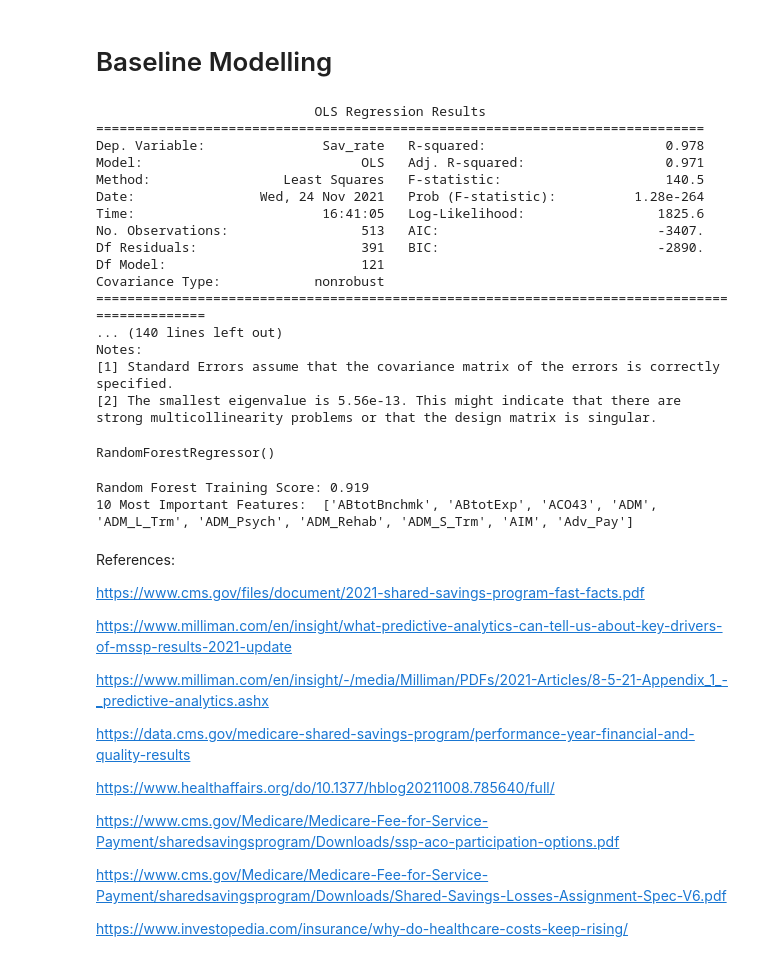
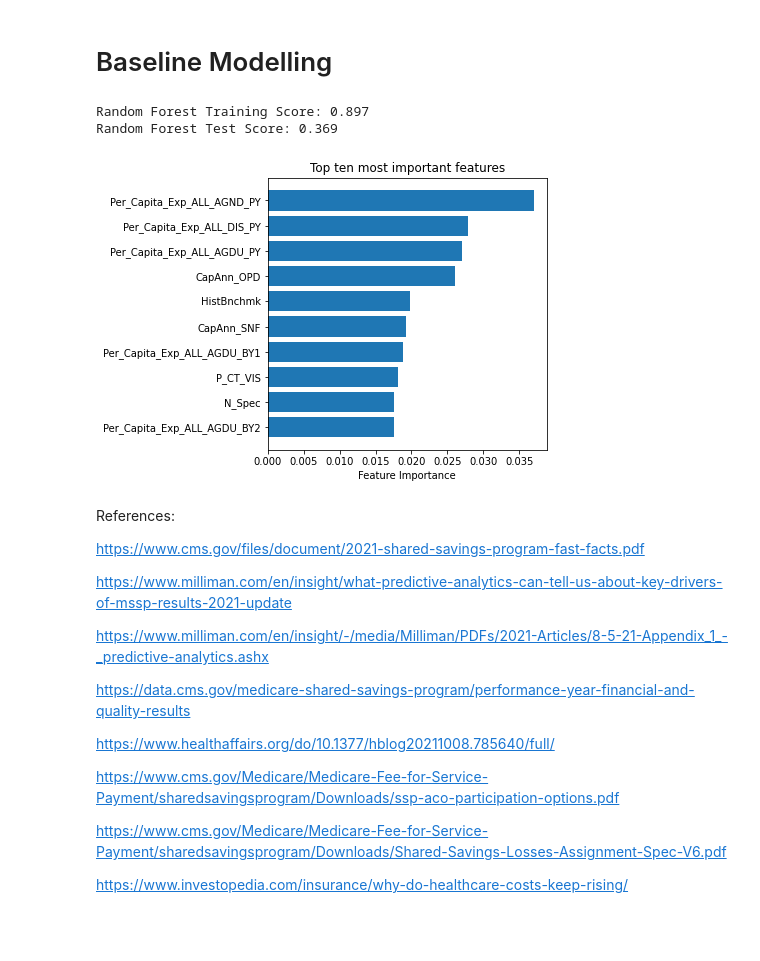
Before and after one commit to eshantewari/cs109-final-project, a Jupyter notebook: EDA.ipynb, the cells around one changed output. Drawn from its saved outputs; the diff is of its cells as text; code cells hidden in the pictures; blank space fills up the shorter version.

Commit message:
Consolidated base model information
Consolidate base model information between EDA and EDA-Aaron. Generated plots for the feature importance.

```diff
--- a/EDA.ipynb
+++ b/EDA.ipynb
@@ -286,49 +296,35 @@ data_mod = pd.get_dummies(data_mod, columns=cat_cols_to_encode)
 nans = ['DisAdj', 'PosRegAdj', 'Adv_Pay_Amt','Adv_Pay_Recoup']
 data_mod = data_mod.drop(nans, axis=1)
 
-x = data_mod.drop(['Sav_rate'], axis=1)
+X = data_mod.drop(['Sav_rate'], axis=1)
 y = data_mod['Sav_rate']
-sm.add_constant(x)
-result = sm.OLS(y, x).fit()
 
-print(result.summary())
+X_train, X_test, y_train, y_test = train_test_split(X, y, train_size=.8, random_state=34)
-# %% [output]
-                            OLS Regression Results
-==============================================================================
-Dep. Variable:               Sav_rate   R-squared:                       0.978
-Model:                            OLS   Adj. R-squared:                  0.971
-Method:                 Least Squares   F-statistic:                     140.5
-Date:                Wed, 24 Nov 2021   Prob (F-statistic):          1.28e-264
-Time:                        16:41:05   Log-Likelihood:                 1825.6
-No. Observations:                 513   AIC:                            -3407.
-Df Residuals:                     391   BIC:                            -2890.
-Df Model:                         121
-Covariance Type:            nonrobust
-===============================================================================================
-... (140 lines left out)
-Notes:
-[1] Standard Errors assume that the covariance matrix of the errors is correctly specified.
-[2] The smallest eigenvalue is 5.56e-13. This might indicate that there are
-strong multicollinearity problems or that the design matrix is singular.
-# %%
-#Random Forest Model
-x = data_mod.drop(['Sav_rate'], axis=1)
-y = data_mod['Sav_rate']
-rf = RandomForestRegressor()
-rf.fit(x, y)
-# %% [output]
-RandomForestRegressor()
-# %%
-print(f"Random Forest Training Score: {rf.score(x, y):.3f}")
-
-cols = x.columns
-feat_importances = rf.feature_importances_
-
-features, importance = (list(t) for t in zip(*sorted(zip(cols, feat_importances))))
-print("10 Most Important Features: ",features[:10])
-# %% [output]
-Random Forest Training Score: 0.919
-10 Most Important Features:  ['ABtotBnchmk', 'ABtotExp', 'ACO43', 'ADM', 'ADM_L_Trm', 'ADM_Psych', 'ADM_Rehab', 'ADM_S_Trm', 'AIM', 'Adv_Pay']
+# %%
+# Create and train Random Forest Regressor
+rf = RandomForestRegressor(max_features='sqrt')
+rf.fit(X_train, y_train)
+
+print(f"Random Forest Training Score: {rf.score(X_train, y_train):.3f}")
+print(f"Random Forest Test Score: {rf.score(X_test, y_test):.3f}")
+
+# Find most important feautres
+cols = X.columns
+feat_importances = rf.feature_importances_
+
+importance, features = (list(t) for t in zip(*sorted(zip(feat_importances, cols))))
+
+figure, ax = plt.subplots(figsize=(5,5))
+
+ax.barh(np.arange(10), importance[-10: ], align='center', tick_label=features[-10: ])
+ax.set_xlabel('Feature Importance')
+ax.set_title('Top ten most important features')
+
+plt.show()
+# %% [output]
+Random Forest Training Score: 0.897
+Random Forest Test Score: 0.369
+[figure, added]
 # %% [markdown]
 References:
 
```
Also changed, not shown: parts of 1 cell of this notebook, 2 other files.
